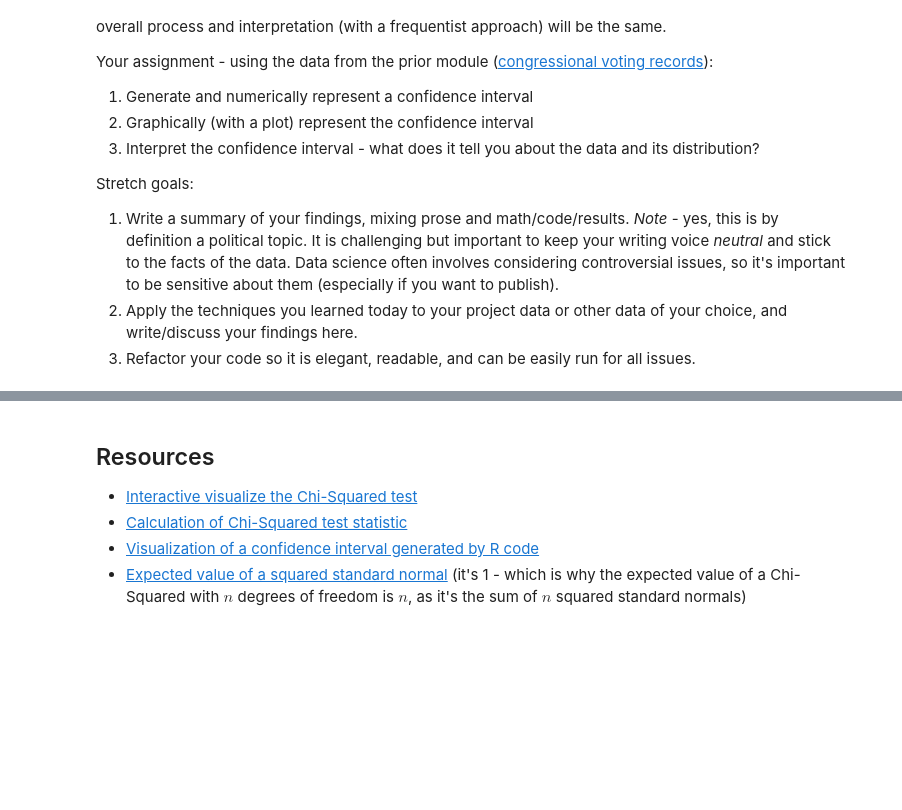
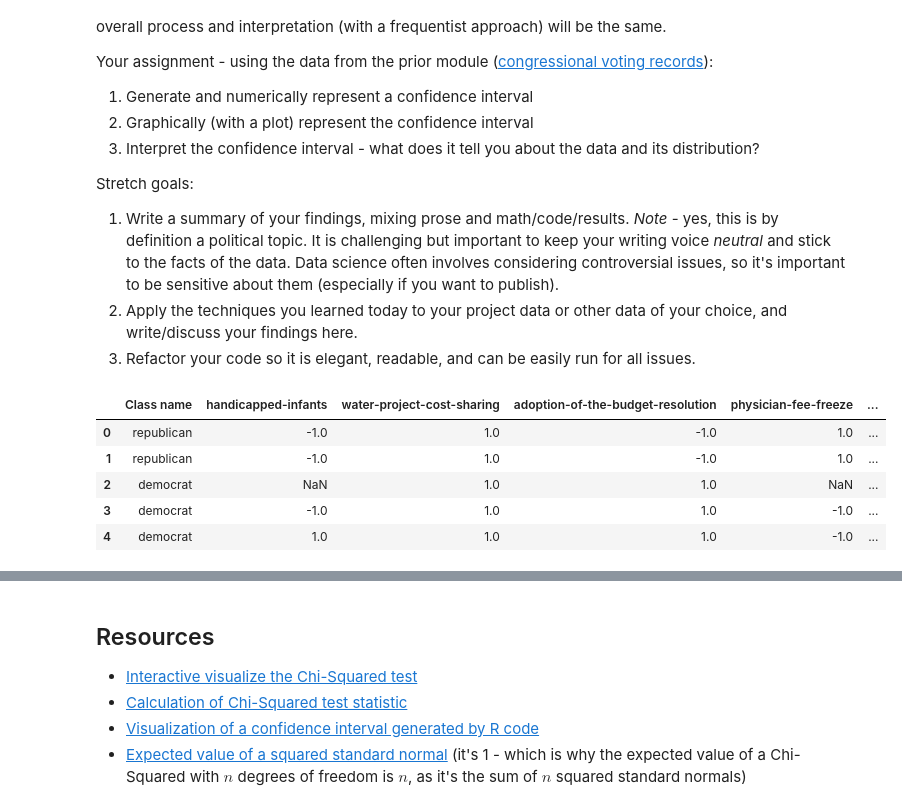
Before and after one commit to bloominstituteoftechnology/DS-Unit-1-Sprint-3-Statistical-Tests-and-Experiments, a Jupyter notebook: module2-sampling-confidence-intervals-and-hypothesis-testing/LS_DS_132_Sampling_Confidence_Intervals_and_Hypothesis_Testing.ipynb, the cells around one changed output, grey strips where cells are left out. Saved outputs shown, nothing was run; the diff lists cells and outputs as text; code cells hidden in the pictures; blank space fills up the shorter version.

```diff
--- a/module2-sampling-confidence-intervals-and-hypothesis-testing/LS_DS_132_Sampling_Confidence_Intervals_and_Hypothesis_Testing.ipynb
+++ b/module2-sampling-confidence-intervals-and-hypothesis-testing/LS_DS_132_Sampling_Confidence_Intervals_and_Hypothesis_Testing.ipynb
@@ -342,0 +355,9 @@ Stretch goals:
+# %%
+df.head()
+# %% [output]
+|  | Class name | handicapped-infants | water-project-cost-sharing | adoption-of-the-budget-resolution | physician-fee-freeze | ... |
+| 0 | republican | -1.0 | 1.0 | -1.0 | 1.0 | ... |
+| 1 | republican | -1.0 | 1.0 | -1.0 | 1.0 | ... |
+| 2 | democrat | NaN | 1.0 | 1.0 | NaN | ... |
+| 3 | democrat | -1.0 | 1.0 | 1.0 | -1.0 | ... |
+| 4 | democrat | 1.0 | 1.0 | 1.0 | -1.0 | ... |
```
Also changed, not shown: parts of 21 cells of this notebook.
